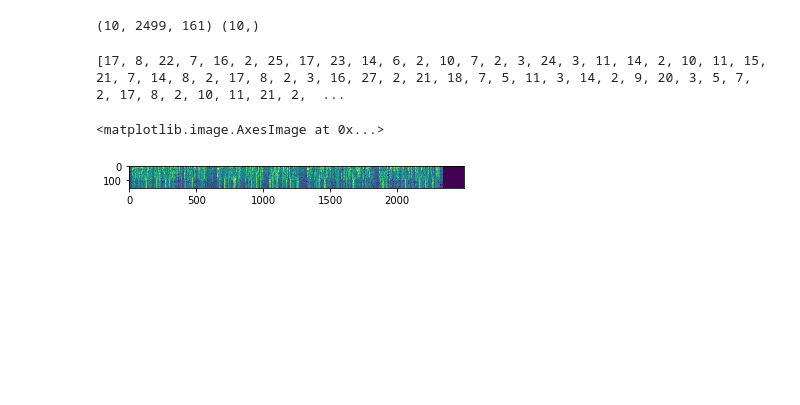
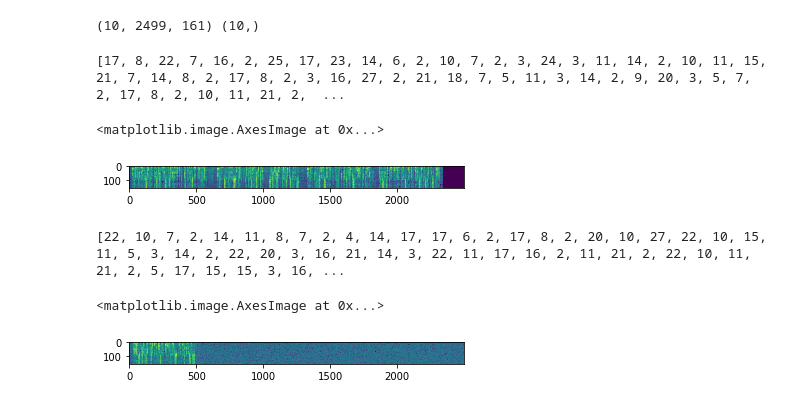
Before and after one commit to ShivenTripathi/ConversationalRobot, a Jupyter notebook: speechRecog/src/data_loader.ipynb, the cells around one changed output. Drawn from its saved outputs; the diff is of its cells as text; code cells hidden in the pictures; blank space fills up the shorter version.

```diff
--- a/speechRecog/src/data_loader.ipynb
+++ b/speechRecog/src/data_loader.ipynb
@@ -223,13 +247,22 @@ class DataGenerator(keras.utils.Sequence):
         Y = np.empty((self.batch_size), dtype=list)
         #print("hello")
         # Generate data
-        for i, ID in enumerate(list_IDs_temp):
+        for i, ID in enumerate(list_IDs_temp[:len(list_IDs_temp)//2]):
             # Store sample
-            x,y=process_input_file(self.data[i])
+            #print(i)
+            x,y=process_input_file(self.data[i],aug='False')
             #print("hello")
             #print(y)
             X[i,]=x
-            Y[i]=y
+            Y[i,]=y
+        for ID in list_IDs_temp[len(list_IDs_temp)//2:]:
+            i+=1
+            #print(i)
+            x,y=process_input_file(self.data[i],aug='True')
+            #print("hello")
+            #print(y)
+            X[i,]=x
+            Y[i,]=y
 
         return X, Y
 # %%
@@ -246,3 +279,10 @@ plt.imshow(np.transpose(X[0]))
 [17, 8, 22, 7, 16, 2, 25, 17, 23, 14, 6, 2, 10, 7, 2, 3, 24, 3, 11, 14, 2, 10, 11, 15, 21, 7, 14, 8, 2, 17, 8, 2, 3, 16, 27, 2, 21, 18, 7, 5, 11, 3, 14, 2, 9, 20, 3, 5, 7, 2, 17, 8, 2, 10, 11, 21, 2,  ...
 <matplotlib.image.AxesImage at 0x...>
 [figure]
+# %%
+print(y[9])
+plt.imshow(np.transpose(X[5]))
+# %% [output]
+[22, 10, 7, 2, 14, 11, 8, 7, 2, 4, 14, 17, 17, 6, 2, 17, 8, 2, 20, 10, 27, 22, 10, 15, 11, 5, 3, 14, 2, 22, 20, 3, 16, 21, 14, 3, 22, 11, 17, 16, 2, 11, 21, 2, 22, 10, 11, 21, 2, 5, 17, 15, 15, 3, 16, ...
+<matplotlib.image.AxesImage at 0x...>
+[figure, added]
```
Also changed, not shown: parts of 4 cells of this notebook.
